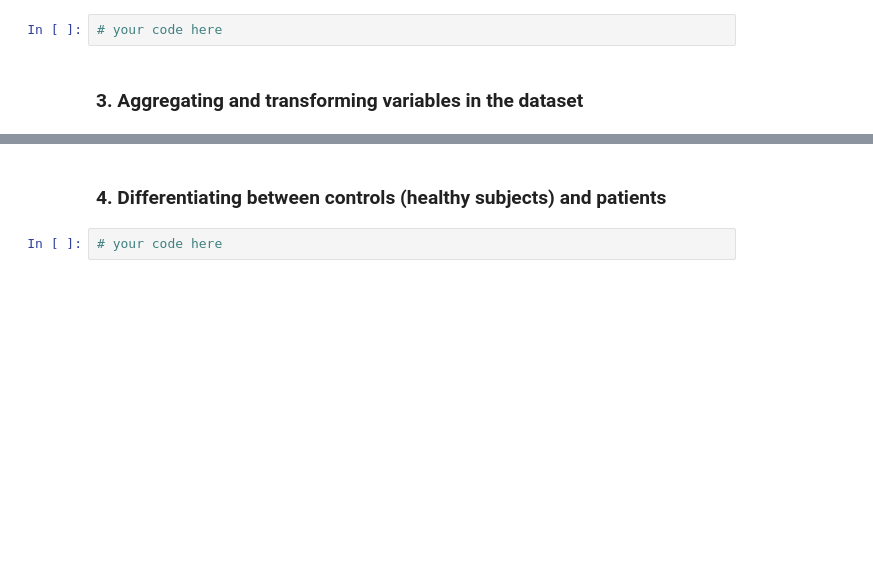
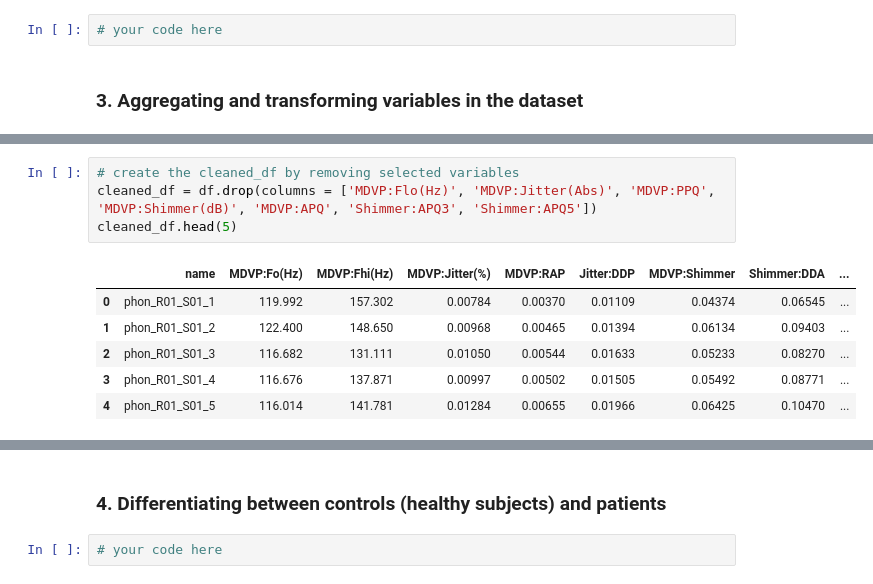
Before and after one commit to isabelmava/collaborative_coding, a Jupyter notebook: Collaborative coding.ipynb, the cells around one changed output, grey strips where cells are left out. Cells and saved outputs as stored; diff of their text form; blank space fills up the shorter version.

```diff
--- a/Collaborative coding.ipynb
+++ b/Collaborative coding.ipynb
@@ -65,2 +90,13 @@ df.head(5)
+# %%
+# create the cleaned_df by removing selected variables
+cleaned_df = df.drop(columns = ['MDVP:Flo(Hz)', 'MDVP:Jitter(Abs)', 'MDVP:PPQ', 'MDVP:Shimmer(dB)', 'MDVP:APQ', 'Shimmer:APQ3', 'Shimmer:APQ5'])
+cleaned_df.head(5)
+# %% [output]
+|  | name | MDVP:Fo(Hz) | MDVP:Fhi(Hz) | MDVP:Jitter(%) | MDVP:RAP | Jitter:DDP | MDVP:Shimmer | Shimmer:DDA | ... |
+| 0 | phon_R01_S01_1 | 119.992 | 157.302 | 0.00784 | 0.00370 | 0.01109 | 0.04374 | 0.06545 | ... |
+| 1 | phon_R01_S01_2 | 122.400 | 148.650 | 0.00968 | 0.00465 | 0.01394 | 0.06134 | 0.09403 | ... |
+| 2 | phon_R01_S01_3 | 116.682 | 131.111 | 0.01050 | 0.00544 | 0.01633 | 0.05233 | 0.08270 | ... |
+| 3 | phon_R01_S01_4 | 116.676 | 137.871 | 0.00997 | 0.00502 | 0.01505 | 0.05492 | 0.08771 | ... |
+| 4 | phon_R01_S01_5 | 116.014 | 141.781 | 0.01284 | 0.00655 | 0.01966 | 0.06425 | 0.10470 | ... |
 # %%
 # your code here
```
Also changed, not shown: parts of 5 cells of this notebook.
